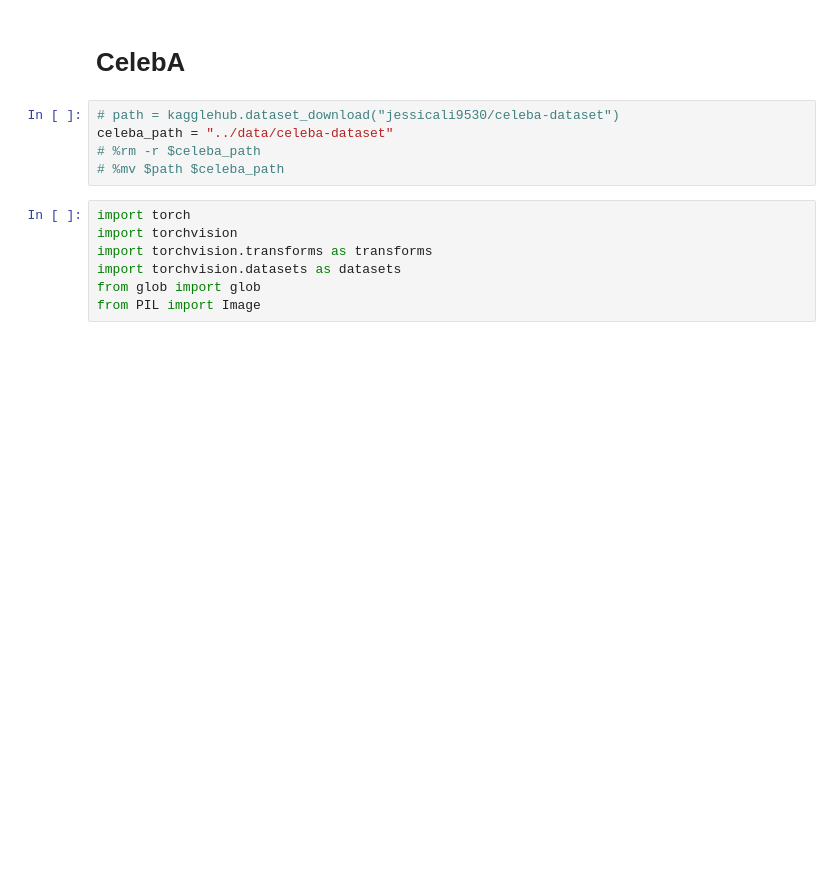
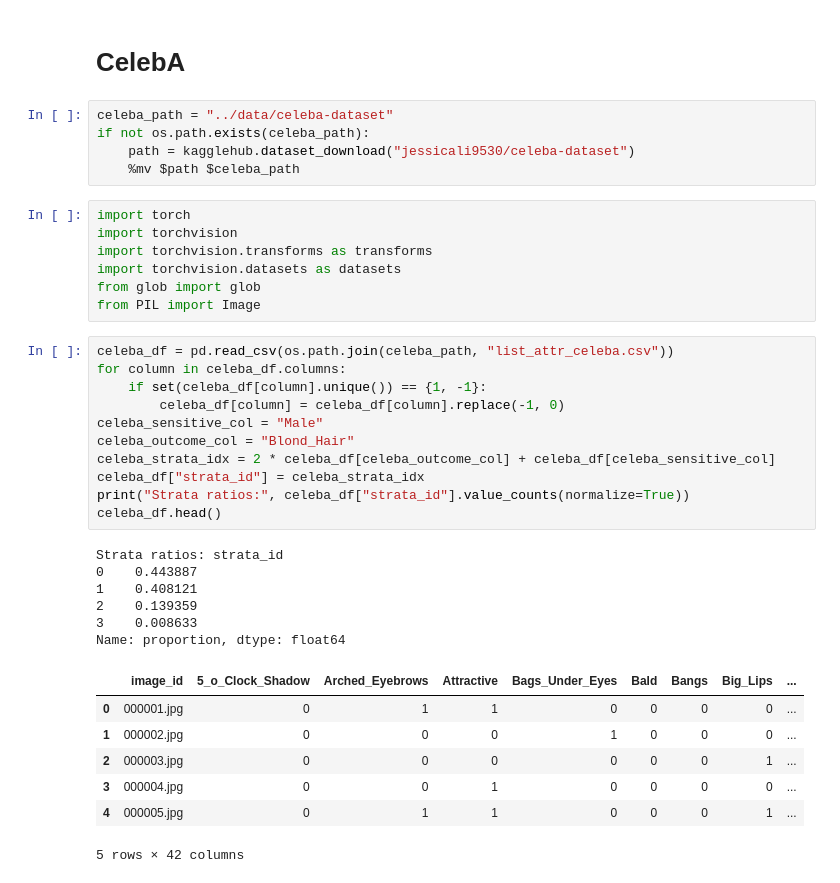
Before and after one commit to grodino/merlin, a Jupyter notebook: notebooks/prob_diff_tests.ipynb, the cells around one changed output. Saved outputs shown, nothing was run; the diff lists cells and outputs as text; blank space fills up the shorter version.

```diff
--- a/notebooks/prob_diff_tests.ipynb
+++ b/notebooks/prob_diff_tests.ipynb
@@ -312,10 +312,10 @@ plt.show()
 # %% [markdown]
 # CelebA
 # %%
-# path = kagglehub.dataset_download("jessicali9530/celeba-dataset")
 celeba_path = "../data/celeba-dataset"
-# %rm -r $celeba_path
-# %mv $path $celeba_path
+if not os.path.exists(celeba_path):
+    path = kagglehub.dataset_download("jessicali9530/celeba-dataset")
+    %mv $path $celeba_path
 # %%
 import torch
 import torchvision
@@ -323,3 +323,28 @@ import torchvision.transforms as transforms
 import torchvision.datasets as datasets
 from glob import glob
 from PIL import Image
+# %%
+celeba_df = pd.read_csv(os.path.join(celeba_path, "list_attr_celeba.csv"))
+for column in celeba_df.columns:
+    if set(celeba_df[column].unique()) == {1, -1}:
+        celeba_df[column] = celeba_df[column].replace(-1, 0)
+celeba_sensitive_col = "Male"
+celeba_outcome_col = "Blond_Hair"
+celeba_strata_idx = 2 * celeba_df[celeba_outcome_col] + celeba_df[celeba_sensitive_col]
+celeba_df["strata_id"] = celeba_strata_idx
+print("Strata ratios:", celeba_df["strata_id"].value_counts(normalize=True))
+celeba_df.head()
+# %% [output]
+Strata ratios: strata_id
+0    0.443887
+1    0.408121
+2    0.139359
+3    0.008633
+Name: proportion, dtype: float64
+|  | image_id | 5_o_Clock_Shadow | Arched_Eyebrows | Attractive | Bags_Under_Eyes | Bald | Bangs | Big_Lips | ... |
+| 0 | 000001.jpg | 0 | 1 | 1 | 0 | 0 | 0 | 0 | ... |
+| 1 | 000002.jpg | 0 | 0 | 0 | 1 | 0 | 0 | 0 | ... |
+| 2 | 000003.jpg | 0 | 0 | 0 | 0 | 0 | 0 | 1 | ... |
+| 3 | 000004.jpg | 0 | 0 | 1 | 0 | 0 | 0 | 0 | ... |
+| 4 | 000005.jpg | 0 | 1 | 1 | 0 | 0 | 0 | 1 | ... |
+5 rows × 42 columns
```
Also changed, not shown: parts of 16 cells of this notebook.
